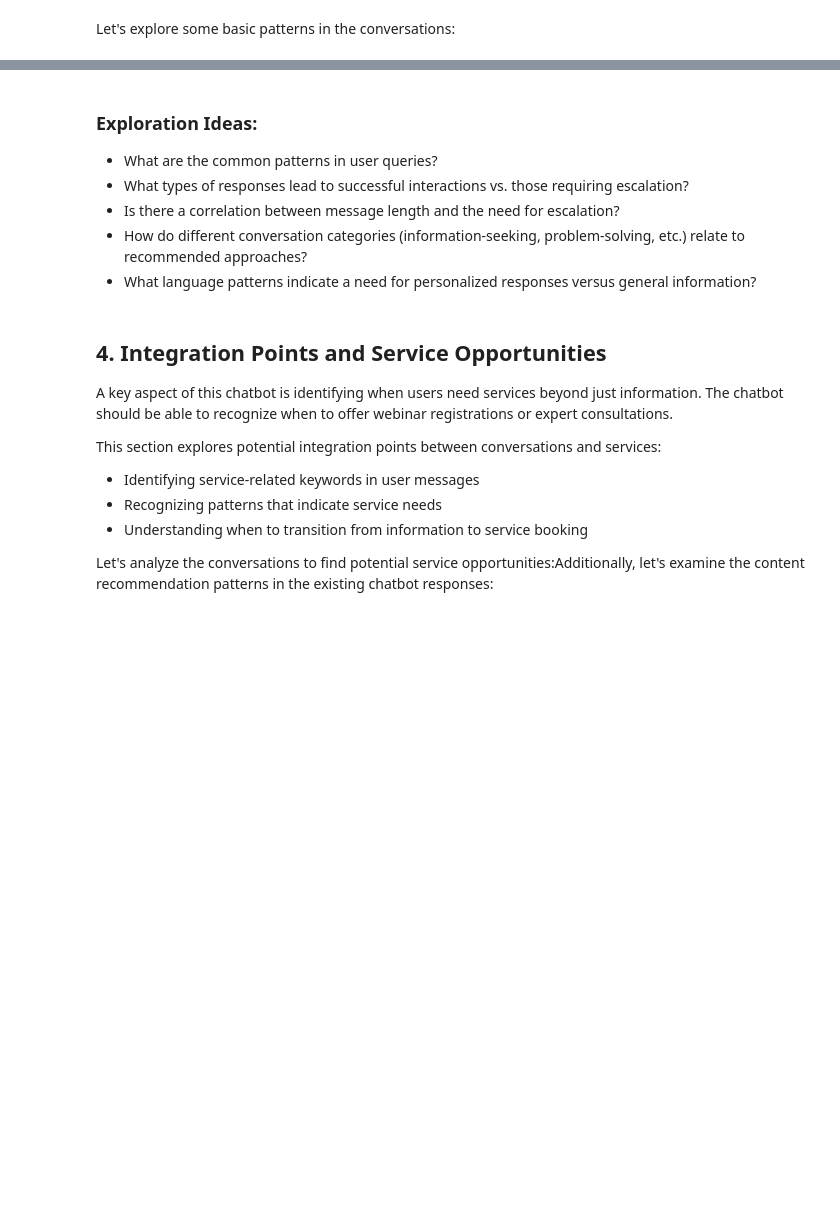
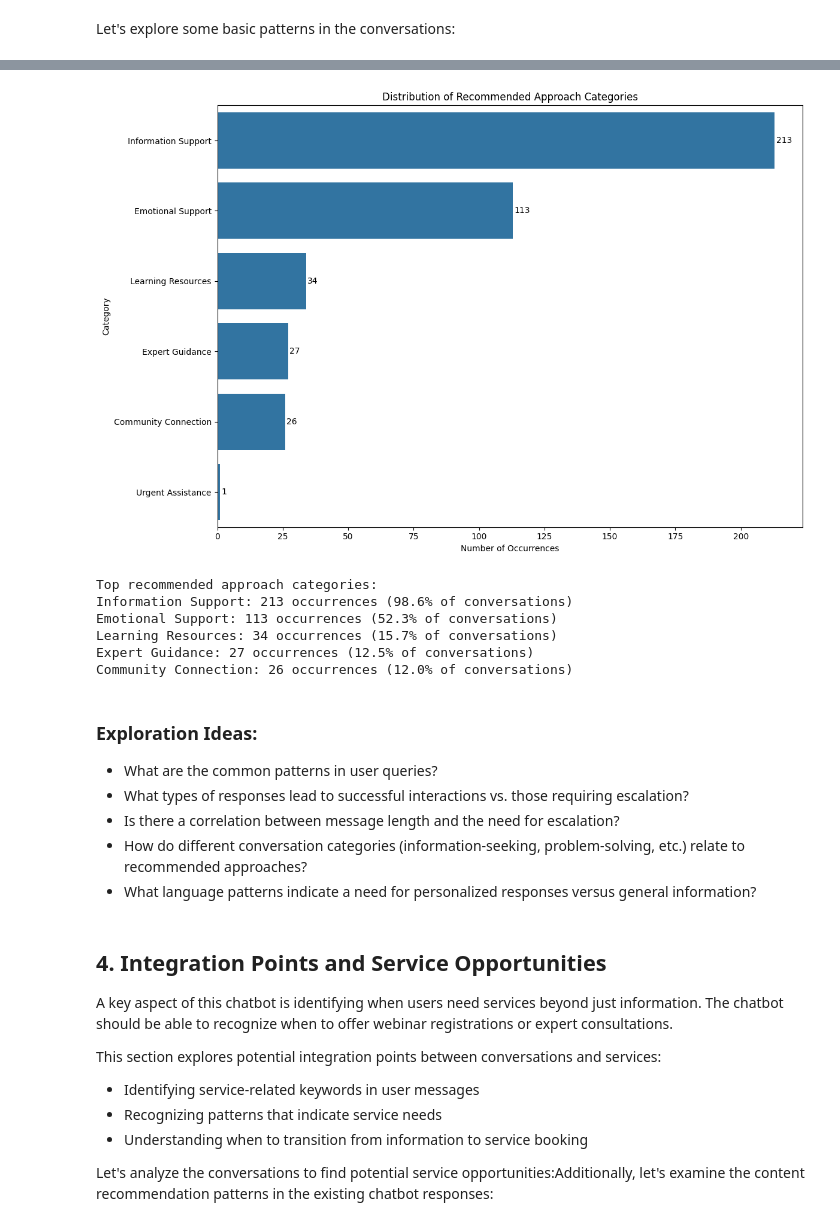
Before and after one commit to n3xtcoder/ai4impact-elternleben, a Jupyter notebook: data_exploration.ipynb, the cells around one changed output, grey strips where cells are left out. Saved outputs shown, nothing was run; the diff lists cells and outputs as text; code cells hidden in the pictures; blank space fills up the shorter version.

Commit message:
Fixed data exploration with recommended approaches and links

```diff
--- a/data_exploration.ipynb
+++ b/data_exploration.ipynb
@@ -295,3 +295,38 @@ Busiest hours of the day:
+# %%
+# Extract and analyze the recommended approach categories
+# Split the categories and explode to get one row per category
+categories_df = conversations['recommended_approach'].str.split(',').explode().str.strip()
+
+# Count the occurrences of each category
+category_counts = categories_df.value_counts()
+
+# Plot the distribution of categories
+plt.figure(figsize=(12, 8))
+ax = sns.barplot(x=category_counts.values, y=category_counts.index)
+
+# Add count labels to the bars
+for i, count in enumerate(category_counts.values):
+    ax.text(count + 0.5, i, str(count), va='center')
+
+plt.title('Distribution of Recommended Approach Categories')
+plt.xlabel('Number of Occurrences')
+plt.ylabel('Category')
+plt.tight_layout()
+plt.show()
+
+# Print the top categories
+print("Top recommended approach categories:")
+for category, count in category_counts.head(5).items():
+    percentage = (count / len(conversations)) * 100
+    print(f"{category}: {count} occurrences ({percentage:.1f}% of conversations)")
+# %% [output]
+[figure, added]
+Top recommended approach categories:
+Information Support: 213 occurrences (98.6% of conversations)
+Emotional Support: 113 occurrences (52.3% of conversations)
+Learning Resources: 34 occurrences (15.7% of conversations)
+Expert Guidance: 27 occurrences (12.5% of conversations)
+Community Connection: 26 occurrences (12.0% of conversations)
 # %% [markdown]
 ### Exploration Ideas:
 - What are the common patterns in user queries?
```
Also changed, not shown: parts of 9 cells of this notebook, 2 other files.
